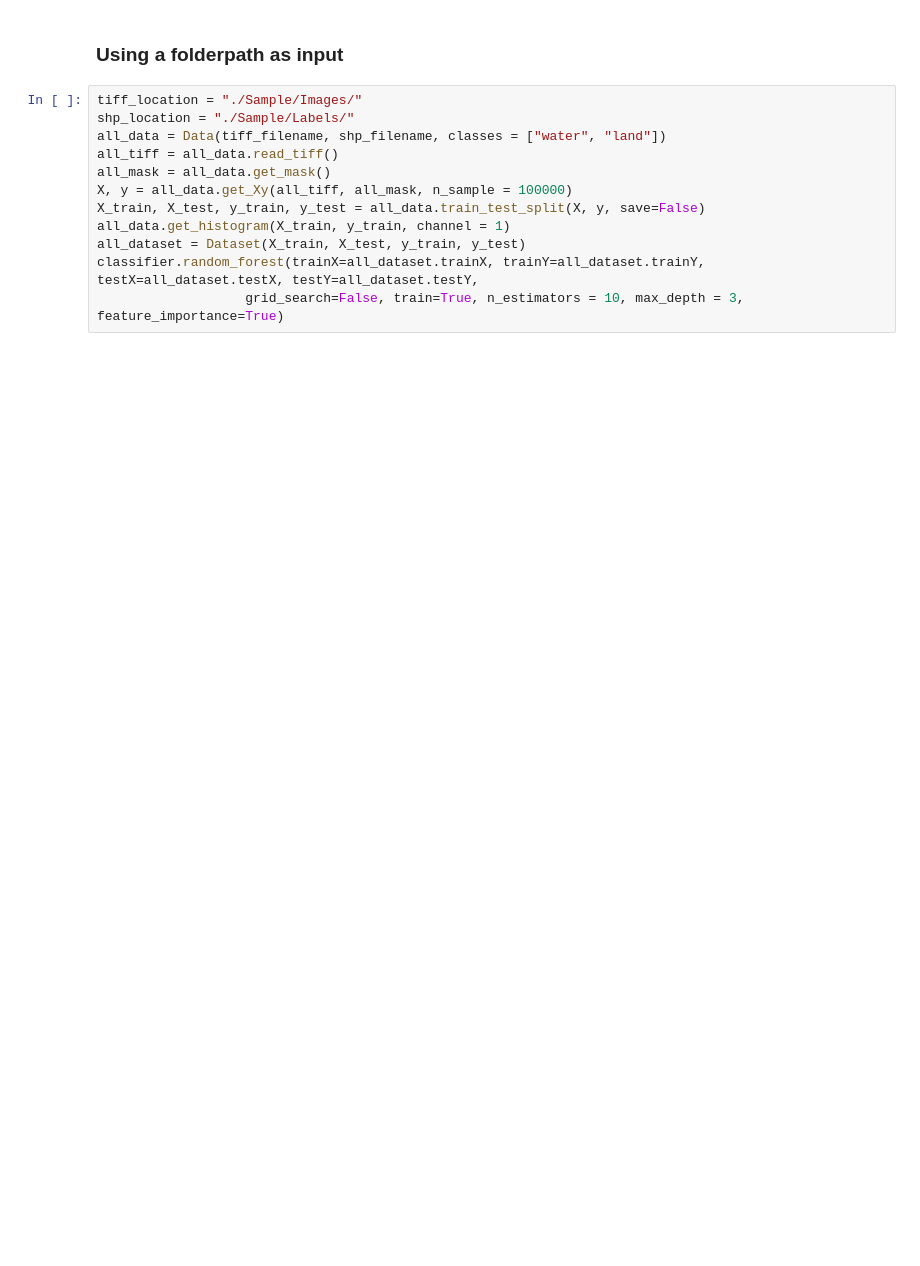
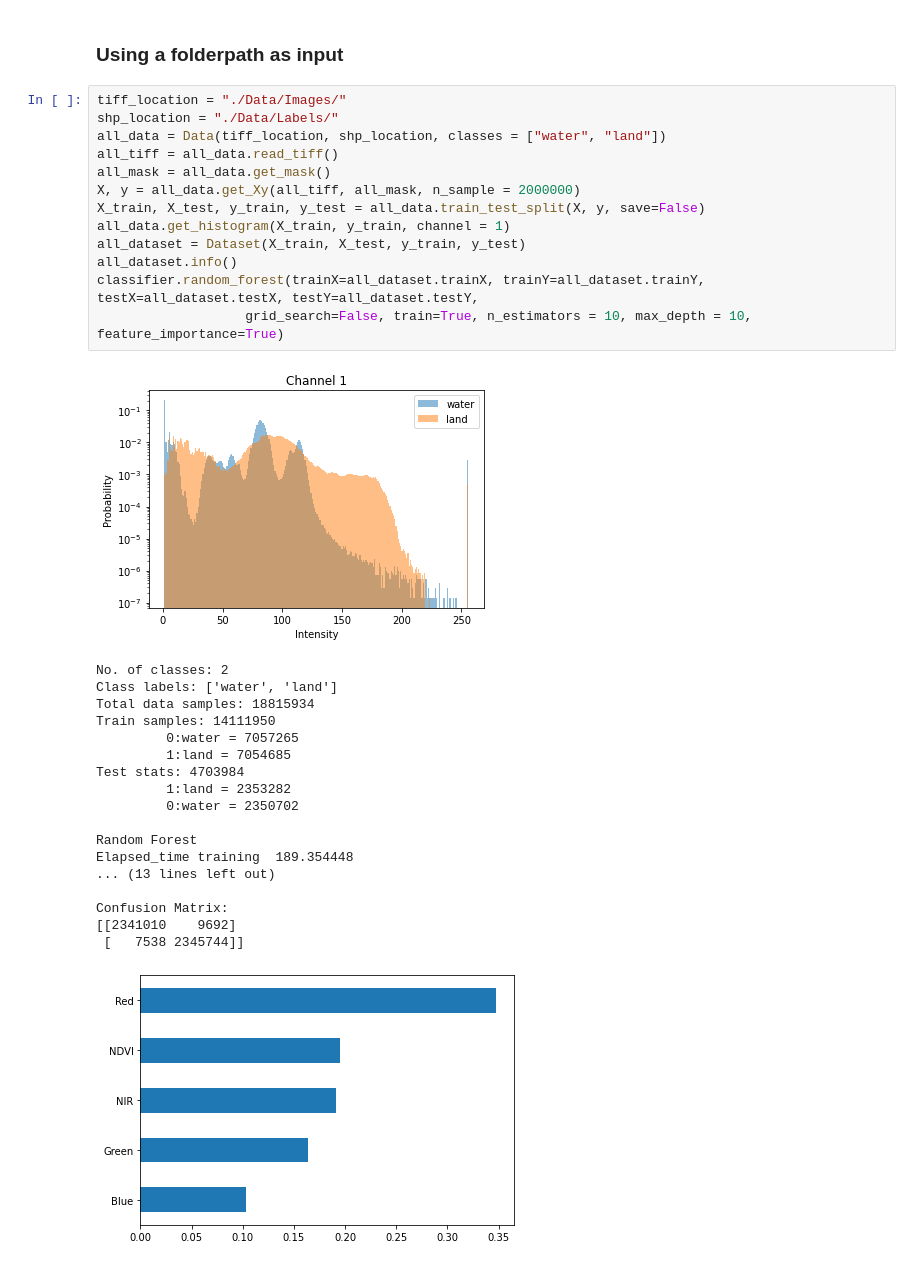
Before and after one commit to Aryal007/ml_satellite_image_segmentation, a Jupyter notebook: example_noaa_airborne.ipynb, the cells around one changed output. Cells and saved outputs as stored; diff of their text form; blank space fills up the shorter version.

```diff
--- a/example_noaa_airborne.ipynb
+++ b/example_noaa_airborne.ipynb
@@ -104,14 +206,35 @@ classifier.random_forest(trainX=added_test_dataset.trainX, trainY=added_test_dat
 # %% [markdown]
 ### Using a folderpath as input
 # %%
-tiff_location = "./Sample/Images/"
-shp_location = "./Sample/Labels/"
-all_data = Data(tiff_filename, shp_filename, classes = ["water", "land"])
+tiff_location = "./Data/Images/"
+shp_location = "./Data/Labels/"
+all_data = Data(tiff_location, shp_location, classes = ["water", "land"])
 all_tiff = all_data.read_tiff()
 all_mask = all_data.get_mask()
-X, y = all_data.get_Xy(all_tiff, all_mask, n_sample = 100000)
+X, y = all_data.get_Xy(all_tiff, all_mask, n_sample = 2000000)
 X_train, X_test, y_train, y_test = all_data.train_test_split(X, y, save=False)
 all_data.get_histogram(X_train, y_train, channel = 1)
 all_dataset = Dataset(X_train, X_test, y_train, y_test)
+all_dataset.info()
 classifier.random_forest(trainX=all_dataset.trainX, trainY=all_dataset.trainY, testX=all_dataset.testX, testY=all_dataset.testY,
-                   grid_search=False, train=True, n_estimators = 10, max_depth = 3, feature_importance=True)
+                   grid_search=False, train=True, n_estimators = 10, max_depth = 10, feature_importance=True)
+# %% [output]
+[figure, added]
+No. of classes: 2
+Class labels: ['water', 'land']
+Total data samples: 18815934
+Train samples: 14111950
+         0:water = 7057265
+         1:land = 7054685
+Test stats: 4703984
+         1:land = 2353282
+         0:water = 2350702
+
+Random Forest
+Elapsed_time training  189.354448
+... (13 lines left out)
+
+Confusion Matrix:
+[[2341010    9692]
+ [   7538 2345744]]
+[figure, added]
```
Also changed, not shown: parts of 14 cells of this notebook.
